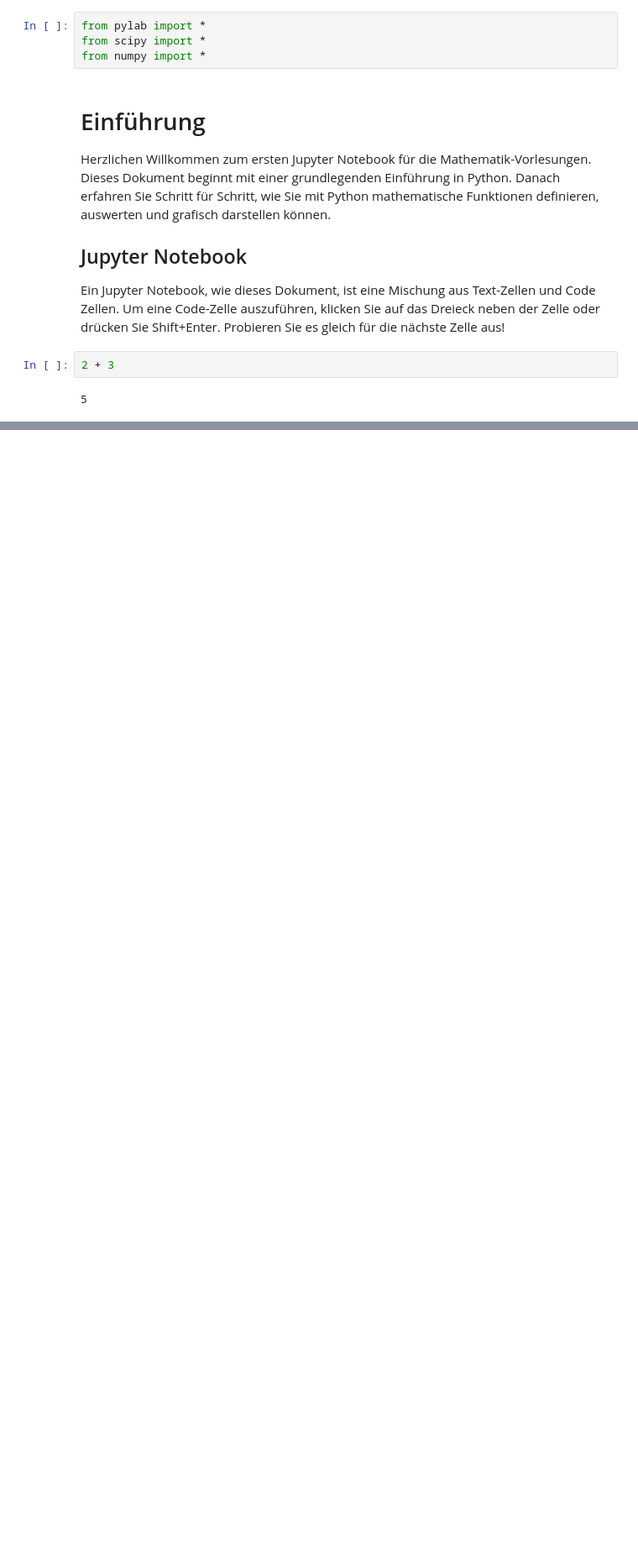
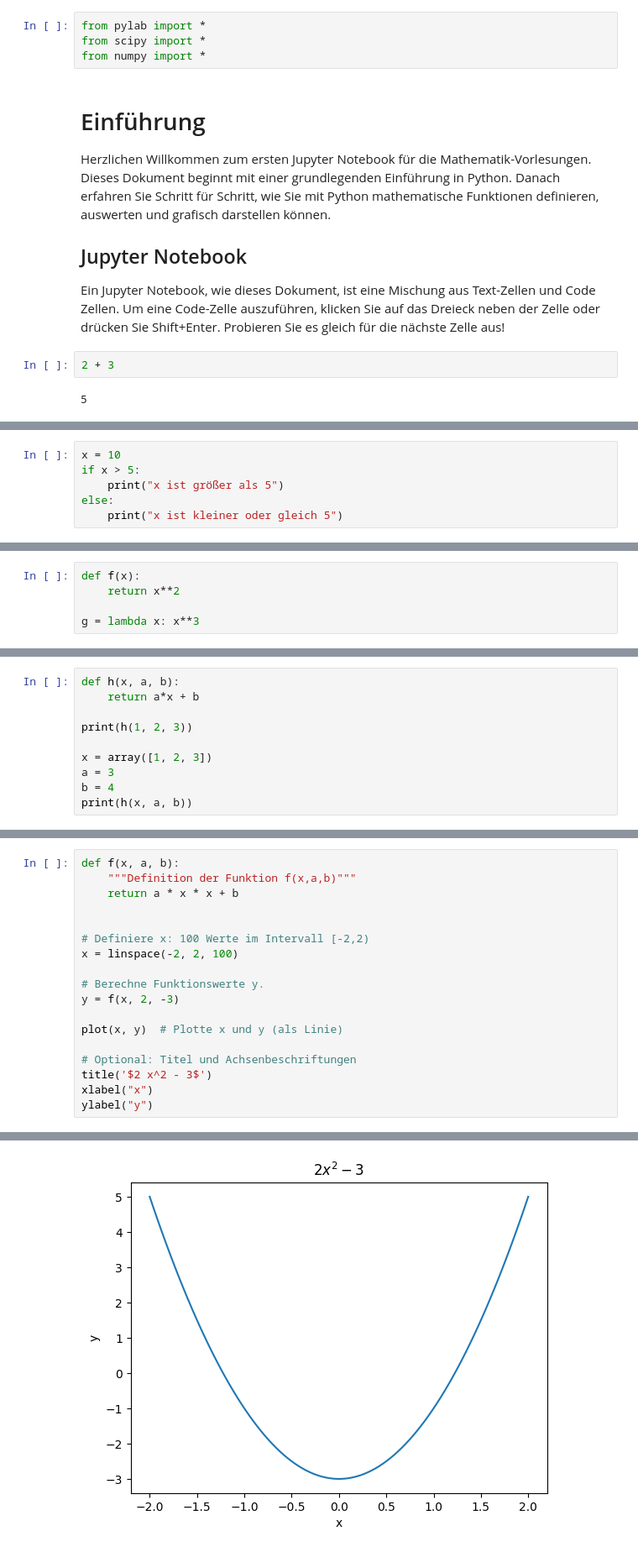
Before and after one commit to tokrelo/hso-mathe, a Jupyter notebook: 00-introduction.ipynb, the cells around one changed output, grey strips where cells are left out. Shown at 84% size. Drawn from its saved outputs; the diff is of its cells as text; blank space fills up the shorter version.

```diff
--- a/00-introduction.ipynb
+++ b/00-introduction.ipynb
@@ -119,0 +43,6 @@ Text(0, 0.5, 'v')
+# %%
+x = 10
+if x > 5:
+    print("x ist größer als 5")
+else:
+    print("x ist kleiner oder gleich 5")
@@ -119,0 +81,5 @@ Text(0, 0.5, 'v')
+# %%
+def f(x):
+    return x**2
+
+g = lambda x: x**3
@@ -119,0 +103,10 @@ Text(0, 0.5, 'v')
+# %%
+def h(x, a, b):
+    return a*x + b
+
+print(h(1, 2, 3))
+
+x = array([1, 2, 3])
+a = 3
+b = 4
+print(h(x, a, b))
@@ -119,0 +255,19 @@ Text(0, 0.5, 'v')
+# %%
+def f(x, a, b):
+    """Definition der Funktion f(x,a,b)"""
+    return a * x * x + b
+
+
+# Definiere x: 100 Werte im Intervall [-2,2)
+x = linspace(-2, 2, 100)
+
+# Berechne Funktionswerte y.
+y = f(x, 2, -3)
+
+plot(x, y)  # Plotte x und y (als Linie)
+
+# Optional: Titel und Achsenbeschriftungen
+title('$2 x^2 - 3$')
+xlabel("x")
+ylabel("y")
+# %% [output]
@@ -119,0 +275 @@ Text(0, 0.5, 'v')
+[figure, added]
```
Also changed, not shown: parts of 51 cells of this notebook.
